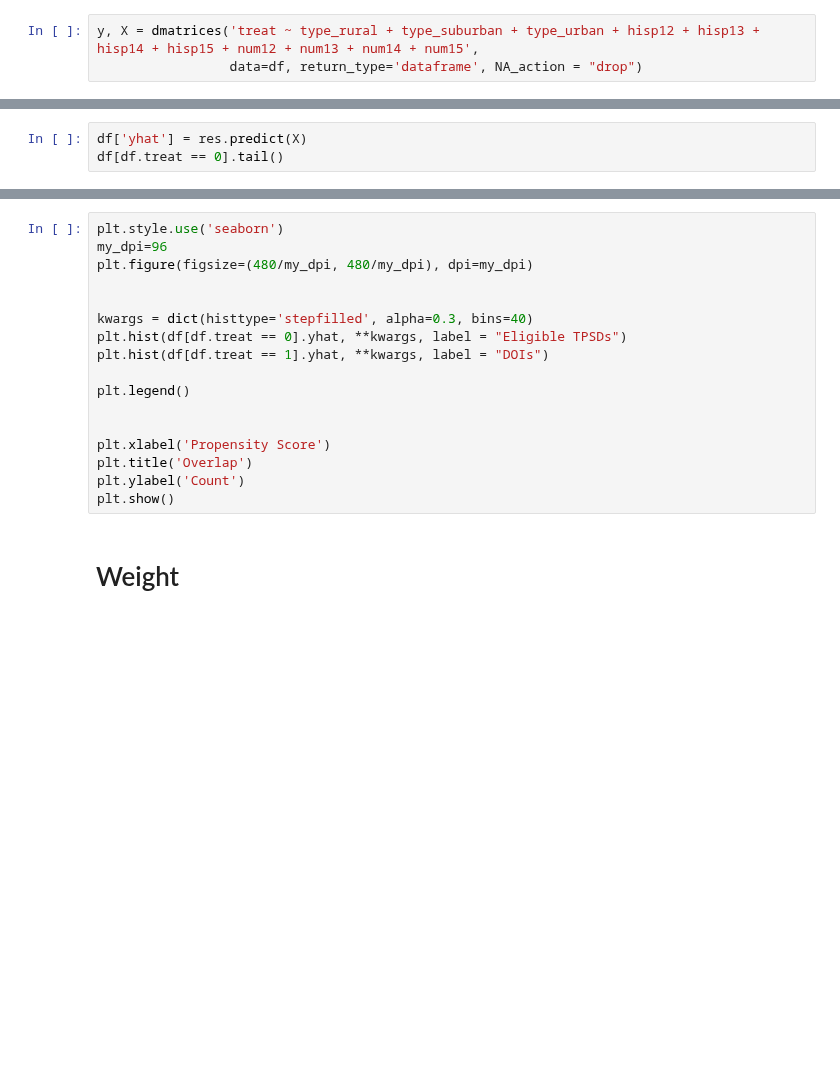
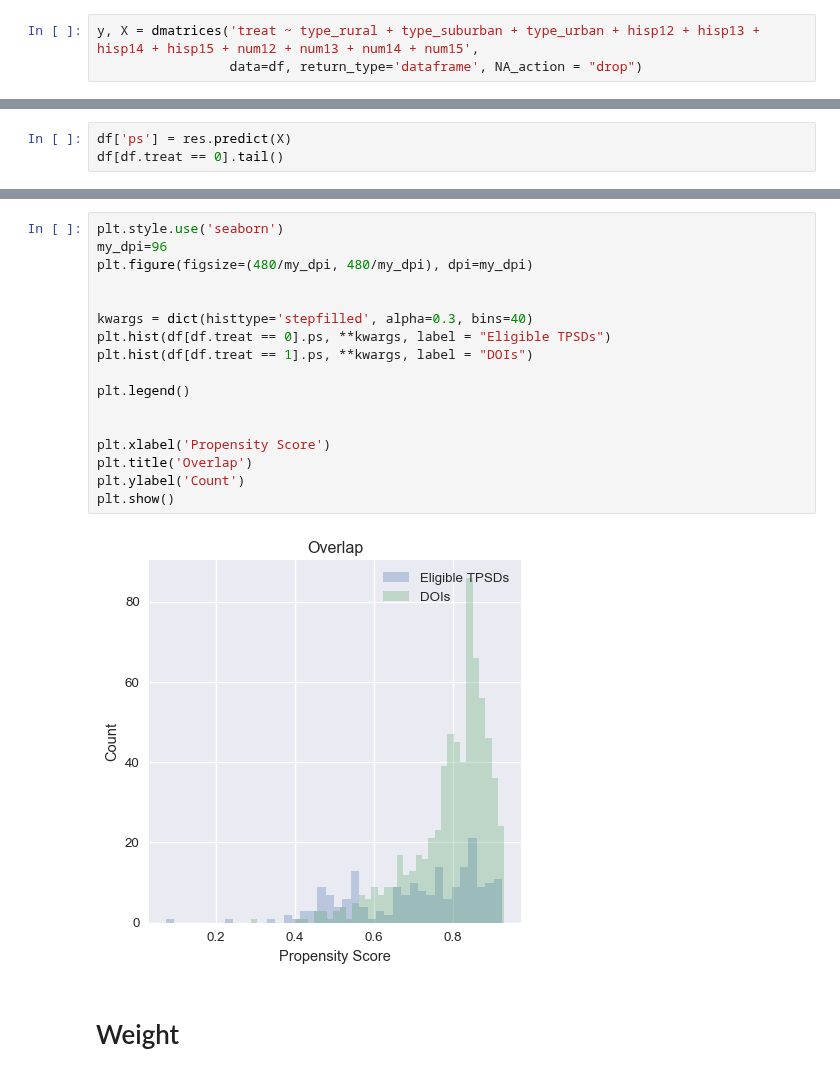
Before and after one commit to KylieLAnglin/dofis, a Jupyter notebook: analysis/causal/matching.ipynb, the cells around one changed output, grey strips where cells are left out. Saved outputs shown, nothing was run; the diff lists cells and outputs as text; blank space fills up the shorter version.

```diff
--- a/analysis/causal/matching.ipynb
+++ b/analysis/causal/matching.ipynb
@@ -55,3 +70,3 @@ PerfectSeparationError: Perfect separation detected, results not available
 # %%
-df['yhat'] = res.predict(X)
+df['ps'] = res.predict(X)
 df[df.treat == 0].tail()
@@ -58,20 +80,22 @@ df[df.treat == 0].tail()
 # %%
 plt.style.use('seaborn')
 my_dpi=96
 plt.figure(figsize=(480/my_dpi, 480/my_dpi), dpi=my_dpi)
 
 
 kwargs = dict(histtype='stepfilled', alpha=0.3, bins=40)
-plt.hist(df[df.treat == 0].yhat, **kwargs, label = "Eligible TPSDs")
-plt.hist(df[df.treat == 1].yhat, **kwargs, label = "DOIs")
+plt.hist(df[df.treat == 0].ps, **kwargs, label = "Eligible TPSDs")
+plt.hist(df[df.treat == 1].ps, **kwargs, label = "DOIs")
 
 plt.legend()
 
 
 plt.xlabel('Propensity Score')
 plt.title('Overlap')
 plt.ylabel('Count')
 plt.show()
+# %% [output]
+[figure, added]
 # %% [markdown]
 # Weight
 # %%
```
Also changed, not shown: parts of 8 cells of this notebook, 1 other file.
